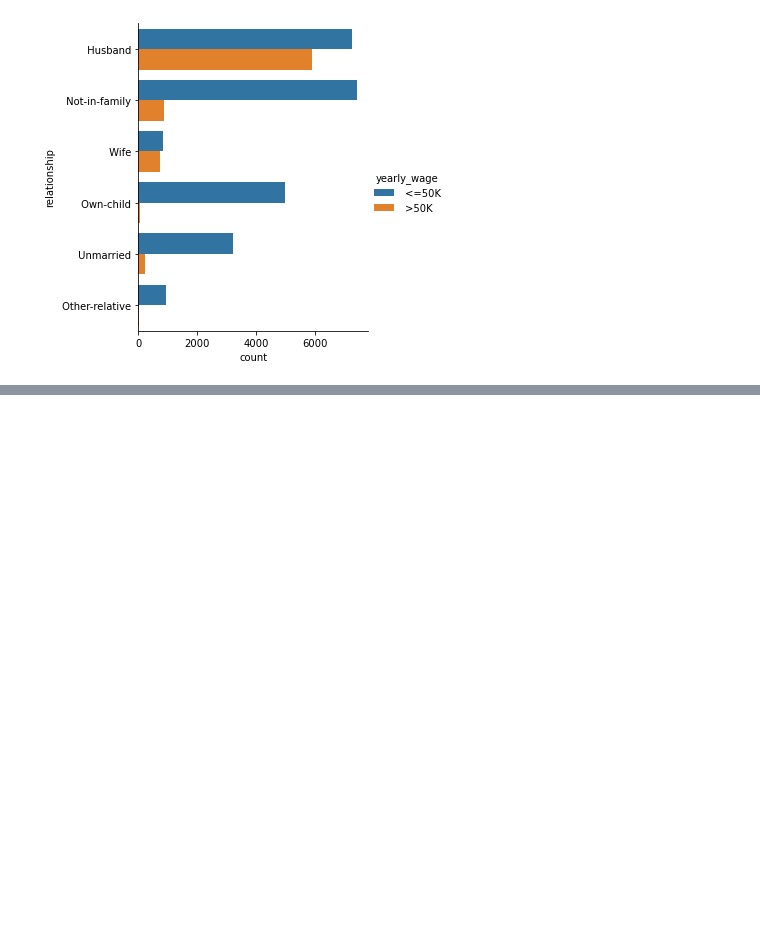
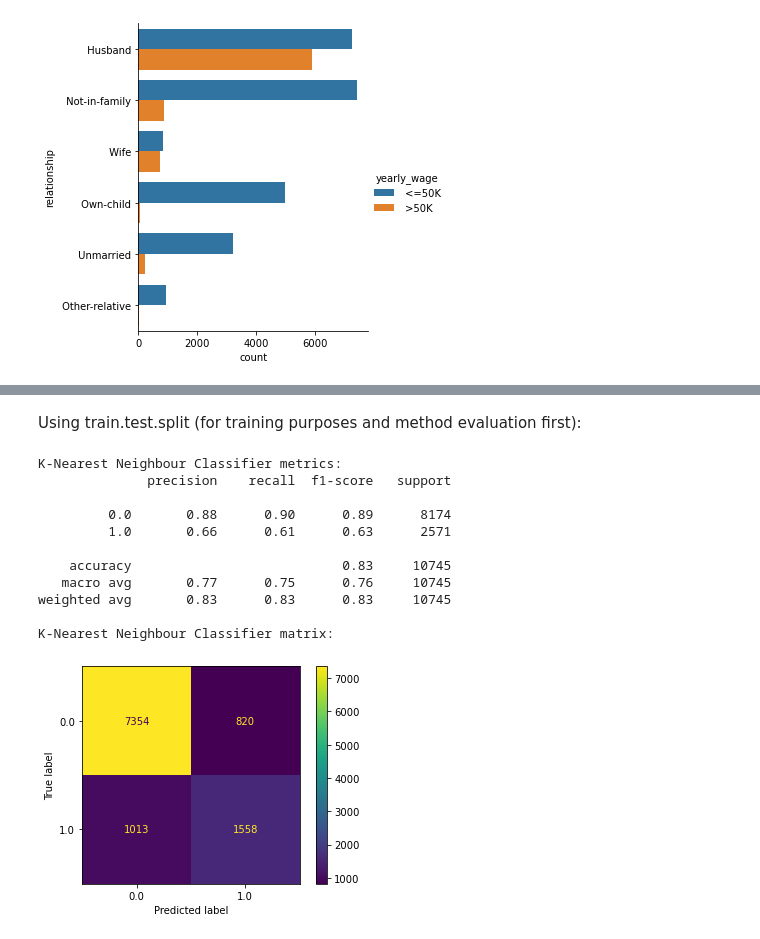
Before and after one commit to moise-s/DataScientist-Indicium, a Jupyter notebook: main.ipynb, the cells around one changed output, grey strips where cells are left out. Saved outputs shown, nothing was run; the diff lists cells and outputs as text; code cells hidden in the pictures; blank space fills up the shorter version.

Commit message:
first version (report missing)

```diff
--- a/main.ipynb
+++ b/main.ipynb
@@ -95,0 +189,3 @@ sns.boxplot(x=train.capital_loss)
+# %%
+num_wage_train = train.apply(preprocessing.LabelEncoder().fit_transform)
+num_wage_test = test.apply(preprocessing.LabelEncoder().fit_transform)
@@ -95,0 +212,4 @@ sns.boxplot(x=train.capital_loss)
+# %%
+wage_train_array = MinMaxScaler().fit_transform(num_wage_train)
+norm_wage_train = pd.DataFrame(wage_train_array, columns=num_wage_train.columns)
+norm_wage_train.describe()
@@ -95,0 +240,33 @@ sns.boxplot(x=train.capital_loss)
+# %% [markdown]
+Using train.test.split (for training purposes and method evaluation first):
+# %%
+training_set, test_set = train_test_split(norm_wage_train, test_size = 0.33, random_state = 1)
+X_train = training_set.iloc[:,0:14].values
+Y_train = training_set.iloc[:,14].values
+X_test = test_set.iloc[:,0:14].values
+Y_test = test_set.iloc[:,14].values
+# %%
+# KNeighborsClassifier
+method = KNeighborsClassifier()
+fit = method.fit(X_train,Y_train)
+Y_pred = method.predict(X_test)
+
+print('K-Nearest Neighbour Classifier metrics:')
+print(metrics.classification_report(Y_test, Y_pred))
+
+print('K-Nearest Neighbour Classifier matrix:')
+plot_confusion_matrix(fit, X_test, Y_test)
+plt.show()
+# %% [output]
+K-Nearest Neighbour Classifier metrics:
+              precision    recall  f1-score   support
+
+         0.0       0.88      0.90      0.89      8174
+         1.0       0.66      0.61      0.63      2571
+
+    accuracy                           0.83     10745
+   macro avg       0.77      0.75      0.76     10745
+weighted avg       0.83      0.83      0.83     10745
+
+K-Nearest Neighbour Classifier matrix:
+[figure, added]
```
Also changed, not shown: parts of 32 cells of this notebook, 2 other files.
